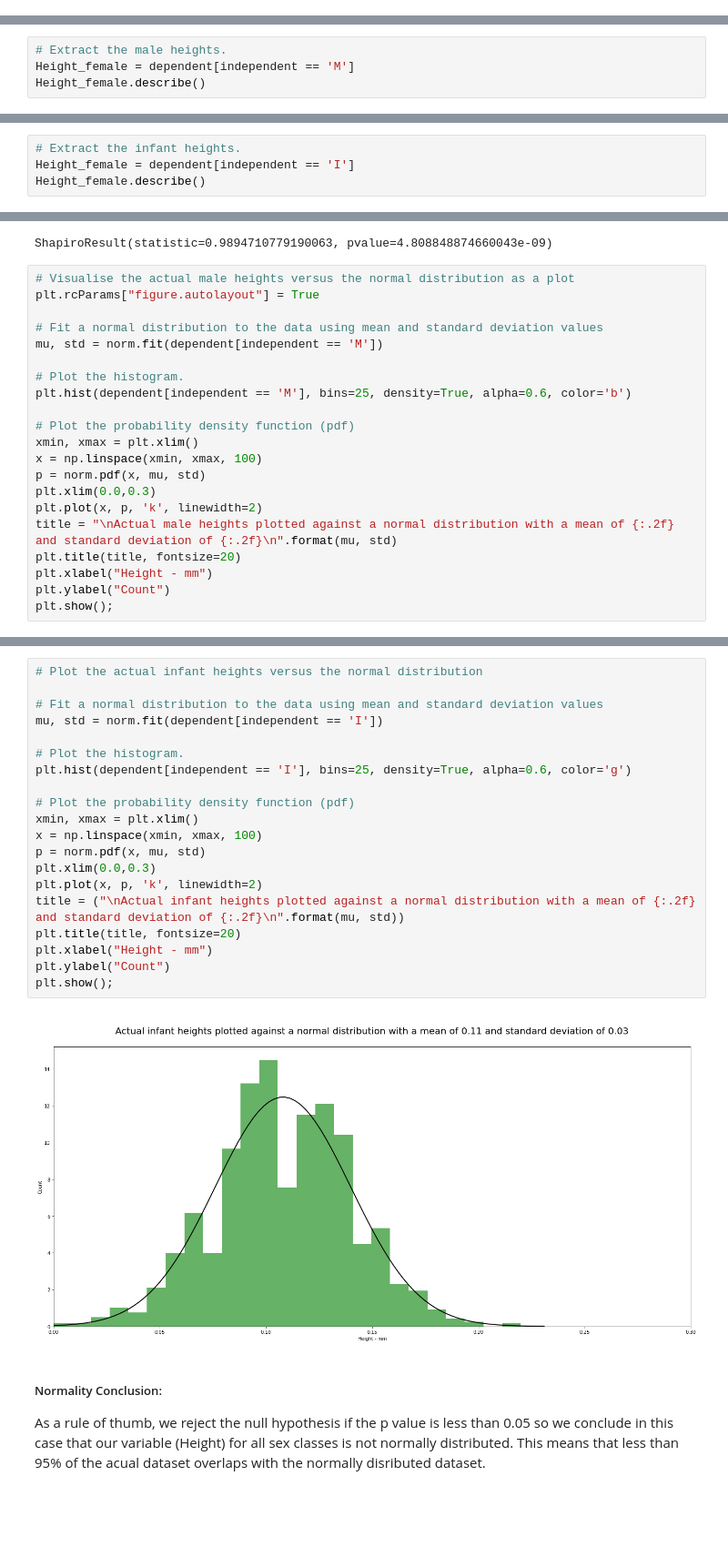
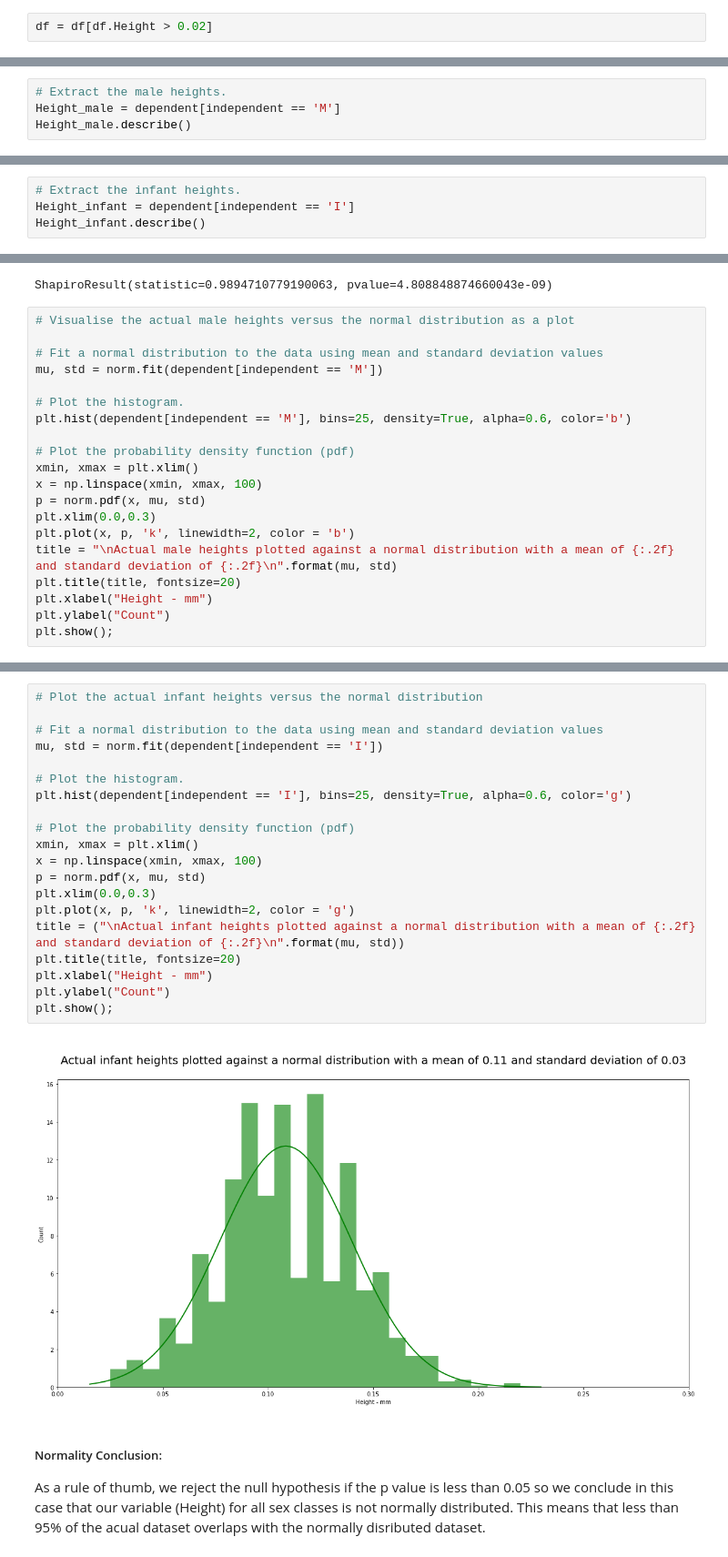
Before and after one commit to Fiona-600/Machine-Learning-and-Statistics-Project, a Jupyter notebook: scikit-stats.ipynb, the cells around one changed output, grey strips where cells are left out. Shown at 91% size. Cells and saved outputs as stored; diff of their text form; blank space fills up the shorter version.

```diff
--- a/scikit-stats.ipynb
+++ b/scikit-stats.ipynb
@@ -196,3 +206,5 @@ df = df[df.Height < .5]
+# %%
+df = df[df.Height > 0.02]
 # %%
 # Refresh the 'dependent variable'
 dependent = df['Height']
@@ -223,8 +235,8 @@ max         0.250
 Name: Height, dtype: float64
 # %%
 # Extract the male heights.
-Height_female = dependent[independent == 'M']
-Height_female.describe()
+Height_male = dependent[independent == 'M']
+Height_male.describe()
 # %% [output]
 count    1526.000
 mean        0.151
@@ -237,6 +249,6 @@ max         0.250
 Name: Height, dtype: float64
 # %%
 # Extract the infant heights.
-Height_female = dependent[independent == 'I']
-Height_female.describe()
+Height_infant = dependent[independent == 'I']
+Height_infant.describe()
 # %% [output]
@@ -298,7 +310,6 @@ ss.shapiro(dependent[independent == 'M'])
 ShapiroResult(statistic=0.9894710779190063, pvalue=4.808848874660043e-09)
 # %%
 # Visualise the actual male heights versus the normal distribution as a plot
-plt.rcParams["figure.autolayout"] = True
 
 # Fit a normal distribution to the data using mean and standard deviation values
 mu, std = norm.fit(dependent[independent == 'M'])
@@ -311,7 +322,7 @@ xmin, xmax = plt.xlim()
 x = np.linspace(xmin, xmax, 100)
 p = norm.pdf(x, mu, std)
 plt.xlim(0.0,0.3)
-plt.plot(x, p, 'k', linewidth=2)
+plt.plot(x, p, 'k', linewidth=2, color = 'b')
 title = "\nActual male heights plotted against a normal distribution with a mean of {:.2f} and standard deviation of {:.2f}\n".format(mu, std)
 plt.title(title, fontsize=20)
 plt.xlabel("Height - mm")
@@ -327,25 +338,25 @@ ShapiroResult(statistic=0.9969083666801453, pvalue=0.009515692479908466)
 # %%
 # Plot the actual infant heights versus the normal distribution
 
 # Fit a normal distribution to the data using mean and standard deviation values
 mu, std = norm.fit(dependent[independent == 'I'])
 
 # Plot the histogram.
 plt.hist(dependent[independent == 'I'], bins=25, density=True, alpha=0.6, color='g')
 
 # Plot the probability density function (pdf)
 xmin, xmax = plt.xlim()
 x = np.linspace(xmin, xmax, 100)
 p = norm.pdf(x, mu, std)
 plt.xlim(0.0,0.3)
-plt.plot(x, p, 'k', linewidth=2)
+plt.plot(x, p, 'k', linewidth=2, color = 'g')
 title = ("\nActual infant heights plotted against a normal distribution with a mean of {:.2f} and standard deviation of {:.2f}\n".format(mu, std))
 plt.title(title, fontsize=20)
 plt.xlabel("Height - mm")
 plt.ylabel("Count")
 plt.show();
 # %% [output]
-[figure, old version]
+[figure, new version]
 # %% [markdown]
 ##### Normality Conclusion:
 
```
Also changed, not shown: parts of 27 cells of this notebook.
